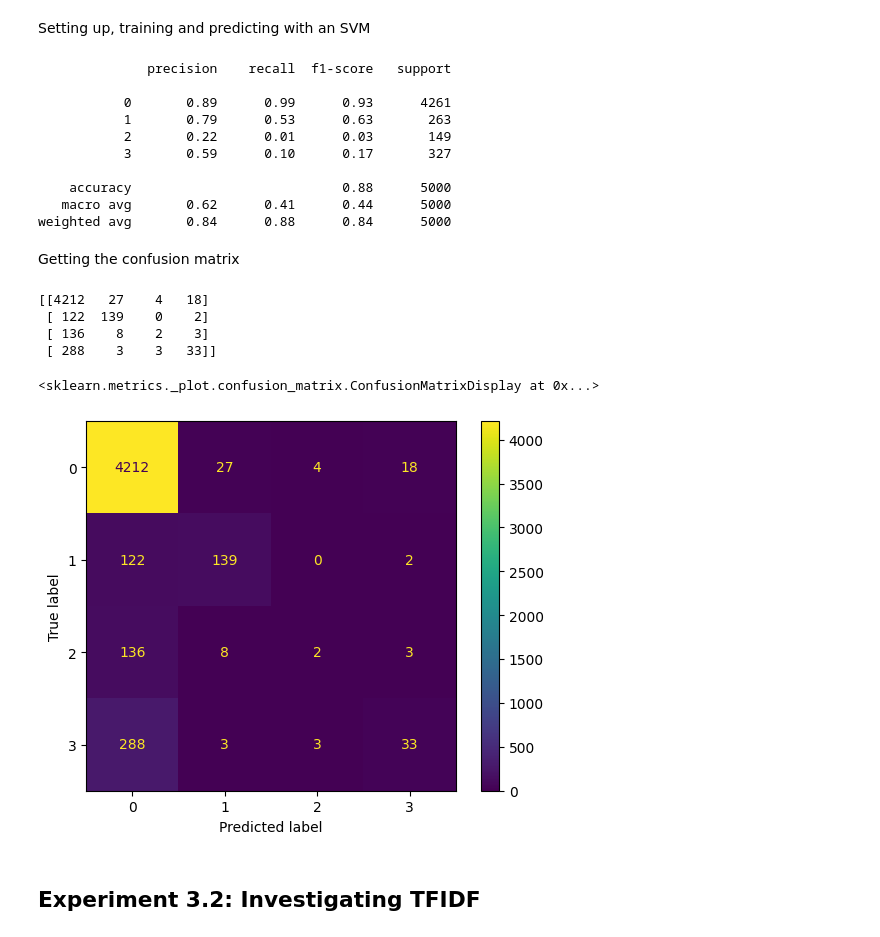
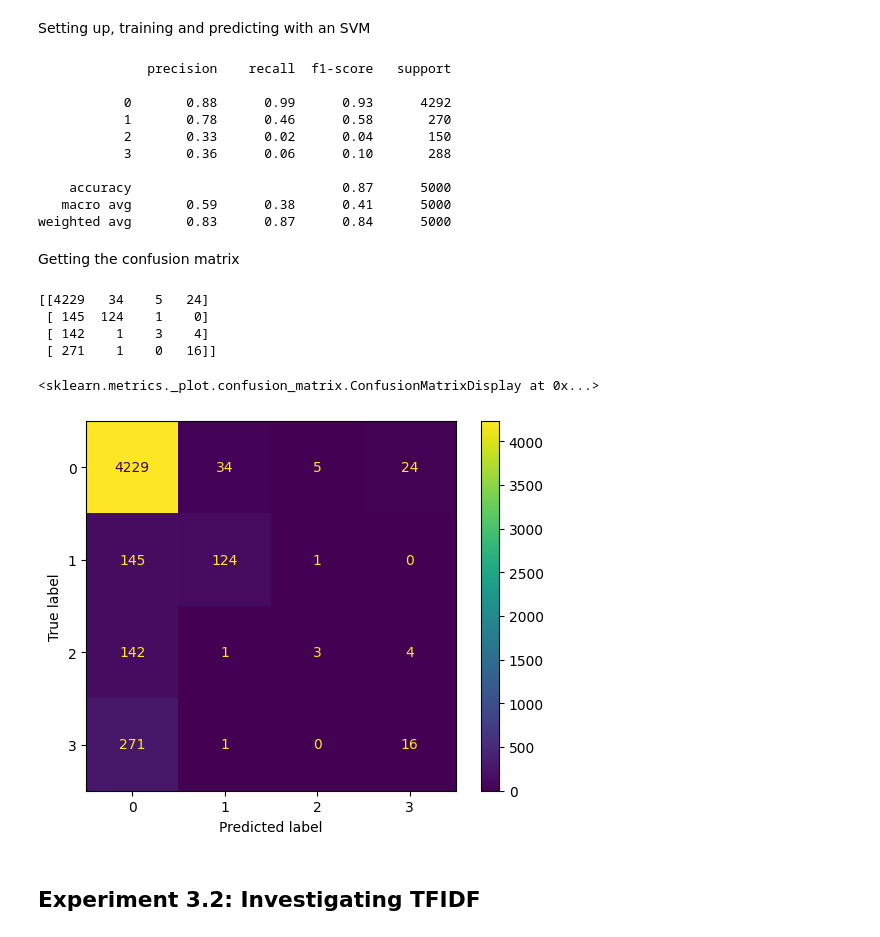
Before and after one commit to AnnaM-C/NLP-Abbreviation-Detection, a Jupyter notebook: Melric/6695534_COM3029_Individual.ipynb, the cells around one changed output. Drawn from its saved outputs; the diff is of its cells as text; code cells hidden in the pictures.

```diff
--- a/Melric/NLP_Master_CW.ipynb
+++ b/Melric/6695534_COM3029_Individual.ipynb
@@ -312,11 +379,11 @@ def oversampleFlatDataset(tokenList, tagList, oversampleClass, probability, epoc
 # %% [markdown]
 We can chain the function together to oversample multiple classes
 # %%
-oversampleTrainTokens, oversampleTrainLabels = oversampleFlatDataset(flatTrainTokens, flatTrainLabels, 'B-LF', 0.7)
+oversampleTrainTokens, oversampleTrainLabels = oversampleFlatDataset(flatTrainTokens, flatTrainLabels, 'B-LF', 0.9)
 
-oversampleTrainTokens, oversampleTrainLabels = oversampleFlatDataset(oversampleTrainTokens, oversampleTrainLabels, 'B-AC', 0.7)
+oversampleTrainTokens, oversampleTrainLabels = oversampleFlatDataset(oversampleTrainTokens, oversampleTrainLabels, 'B-AC', 0.9)
 
-oversampleTrainTokens, oversampleTrainLabels = oversampleFlatDataset(oversampleTrainTokens, oversampleTrainLabels, 'I-LF', 0.7)
+oversampleTrainTokens, oversampleTrainLabels = oversampleFlatDataset(oversampleTrainTokens, oversampleTrainLabels, 'I-LF', 0.9)
 # %% [markdown]
 Checking our label counts again (and sanity checking)
 # %%
@@ -435,8 +520,8 @@ test_dataset = dataset["test"]
 flatTrainTokens = [item for sublist in train_dataset["tokens"] for item in sublist]
 flatTrainLabels = [item for sublist in train_dataset["ner_tags"] for item in sublist]
 
-flat_inputs_val = [item for sublist in val_dataset["tokens"] for item in sublist]
-flat_labels_val = [item for sublist in val_dataset["ner_tags"] for item in sublist]
+flat_inputs_val = [item for sublist in test_dataset["tokens"] for item in sublist]
+flat_labels_val = [item for sublist in test_dataset["ner_tags"] for item in sublist]
 # %% [markdown]
 Functions for undersampling and oversampling
 # %%
@@ -722,10 +833,10 @@ Evaluating with the HMM that we trained
 # %%
 import numpy as np
 
-val_sentences = dataset["validation"][:]["tokens"] # Fetch from our validation set
+val_sentences = dataset["test"][:]["tokens"] # Fetch from our validation set
 
 # Getting the flattened tags for validation set
-flatValLabels = [item for sublist in val_dataset["ner_tags"] for item in sublist]
+flatValLabels = [item for sublist in test_dataset["ner_tags"] for item in sublist]
 
 # We need to individually go through each token in our dataset,
 # evaluate on them using the HMM, then we extract the tag that comes out from the model
@@ -1182,42 +1400,42 @@ svmModel = svm.LinearSVC()
 
 svmModel.fit(train_inputEmbeddings, trainConvertedLabels)
 
-preds = svmModel.predict(val_inputEmbeddings)
+preds = svmModel.predict(test_inputEmbeddings)
 
 from sklearn.metrics import classification_report
 
-print(classification_report(valConvertedLabels, preds))
+print(classification_report(testConvertedLabels, preds))
 # %% [output]
               precision    recall  f1-score   support
 
-           0       0.89      0.99      0.93      4261
-           1       0.79      0.53      0.63       263
-           2       0.22      0.01      0.03       149
-           3       0.59      0.10      0.17       327
+           0       0.88      0.99      0.93      4292
+           1       0.78      0.46      0.58       270
+           2       0.33      0.02      0.04       150
+           3       0.36      0.06      0.10       288
 
-    accuracy                           0.88      5000
-   macro avg       0.62      0.41      0.44      5000
-weighted avg       0.84      0.88      0.84      5000
+    accuracy                           0.87      5000
+   macro avg       0.59      0.38      0.41      5000
+weighted avg       0.83      0.87      0.84      5000
 # %% [markdown]
 Getting the confusion matrix
 # %%
 from sklearn.metrics import confusion_matrix, ConfusionMatrixDisplay
 import matplotlib.pyplot as plt
 
-cm = confusion_matrix(valConvertedLabels, preds)
+cm = confusion_matrix(testConvertedLabels, preds)
 
 print(cm)
 
 cmdisp = ConfusionMatrixDisplay(confusion_matrix=cm)
 
 cmdisp.plot()
 # %% [output]
-[[4212   27    4   18]
- [ 122  139    0    2]
- [ 136    8    2    3]
- [ 288    3    3   33]]
+[[4229   34    5   24]
+ [ 145  124    1    0]
+ [ 142    1    3    4]
+ [ 271    1    0   16]]
 <sklearn.metrics._plot.confusion_matrix.ConfusionMatrixDisplay at 0x...>
-[figure, old version]
+[figure, new version]
 # %% [markdown]
 ## Experiment 3.2: Investigating TFIDF
 # %% [markdown]
```
Also changed, not shown: parts of 78 cells of this notebook.
